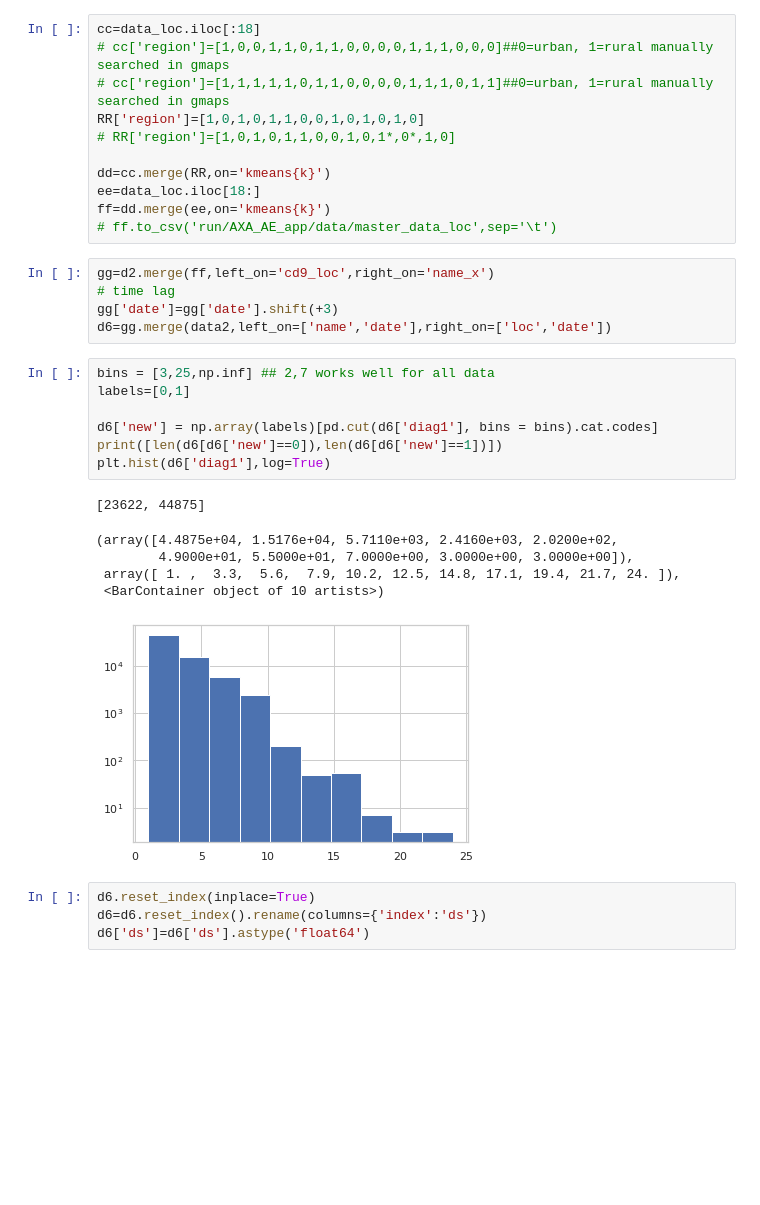
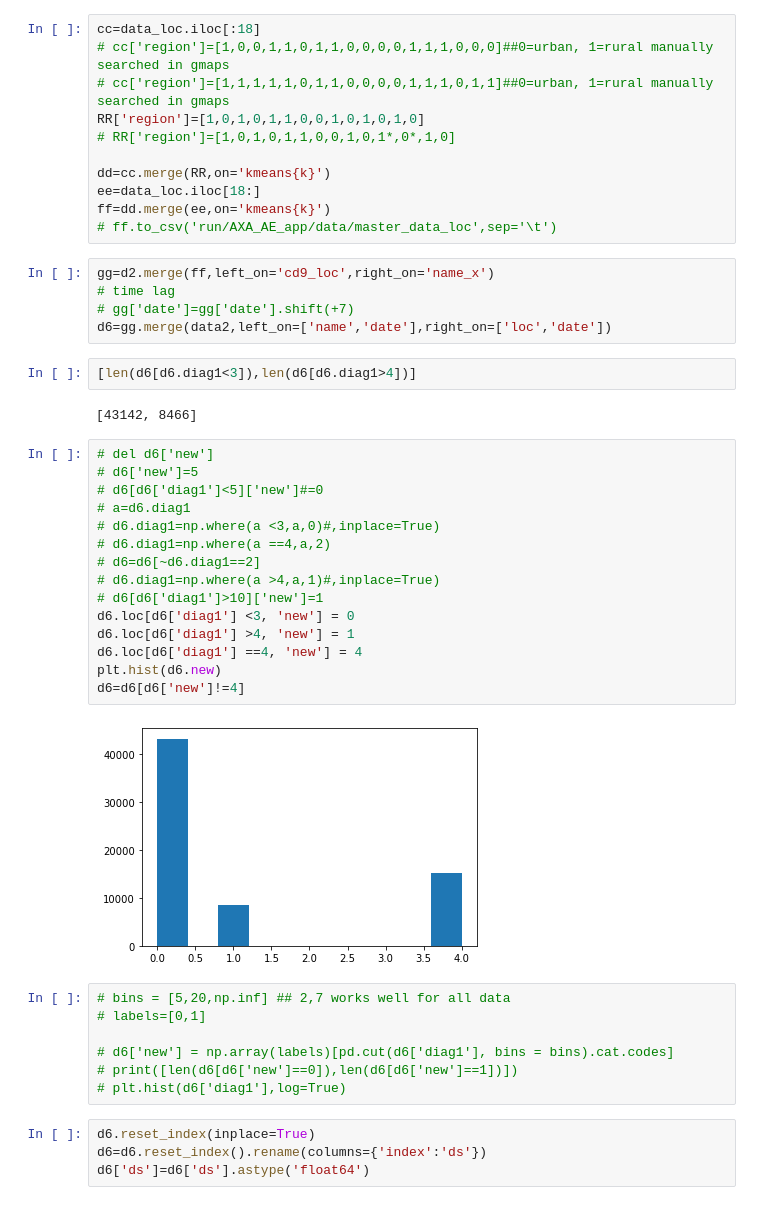
Before and after one commit to dcolinmorgan/AXA_AE_app, a Jupyter notebook: AXA_AE.ipynb, the cells around one changed output. Cells and saved outputs as stored; diff of their text form; blank space fills up the shorter version.

```diff
--- a/AXA_AE.ipynb
+++ b/AXA_AE.ipynb
@@ -391,22 +383,36 @@ ff=dd.merge(ee,on='kmeans{k}')
 # %%
 gg=d2.merge(ff,left_on='cd9_loc',right_on='name_x')
 # time lag
-gg['date']=gg['date'].shift(+3)
+# gg['date']=gg['date'].shift(+7)
 d6=gg.merge(data2,left_on=['name','date'],right_on=['loc','date'])
+# %%
+[len(d6[d6.diag1<3]),len(d6[d6.diag1>4])]
+# %% [output]
+[43142, 8466]
+# %%
+# del d6['new']
+# d6['new']=5
+# d6[d6['diag1']<5]['new']#=0
+# a=d6.diag1
+# d6.diag1=np.where(a <3,a,0)#,inplace=True)
+# d6.diag1=np.where(a ==4,a,2)
+# d6=d6[~d6.diag1==2]
+# d6.diag1=np.where(a >4,a,1)#,inplace=True)
+# d6[d6['diag1']>10]['new']=1
+d6.loc[d6['diag1'] <3, 'new'] = 0
+d6.loc[d6['diag1'] >4, 'new'] = 1
+d6.loc[d6['diag1'] ==4, 'new'] = 4
+plt.hist(d6.new)
+d6=d6[d6['new']!=4]
+# %% [output]
+[figure, added]
 # %%
-bins = [3,25,np.inf] ## 2,7 works well for all data
-labels=[0,1]
+# bins = [5,20,np.inf] ## 2,7 works well for all data
+# labels=[0,1]
 
-d6['new'] = np.array(labels)[pd.cut(d6['diag1'], bins = bins).cat.codes]
-print([len(d6[d6['new']==0]),len(d6[d6['new']==1])])
-plt.hist(d6['diag1'],log=True)
+# d6['new'] = np.array(labels)[pd.cut(d6['diag1'], bins = bins).cat.codes]
+# print([len(d6[d6['new']==0]),len(d6[d6['new']==1])])
+# plt.hist(d6['diag1'],log=True)
-# %% [output]
-[23622, 44875]
-(array([4.4875e+04, 1.5176e+04, 5.7110e+03, 2.4160e+03, 2.0200e+02,
-        4.9000e+01, 5.5000e+01, 7.0000e+00, 3.0000e+00, 3.0000e+00]),
- array([ 1. ,  3.3,  5.6,  7.9, 10.2, 12.5, 14.8, 17.1, 19.4, 21.7, 24. ]),
- <BarContainer object of 10 artists>)
-[figure, removed]
 # %%
 d6.reset_index(inplace=True)
 d6=d6.reset_index().rename(columns={'index':'ds'})
```
Also changed, not shown: parts of 15 cells of this notebook, 29 other files.
